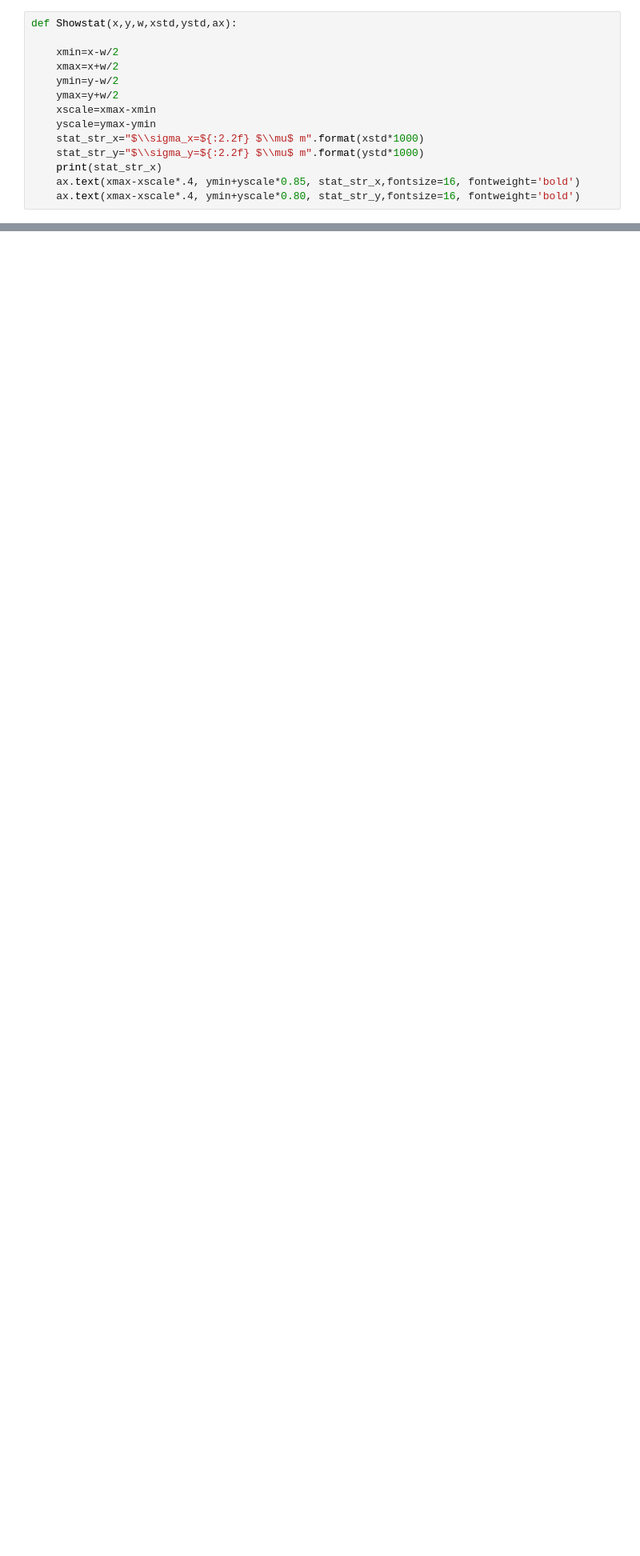
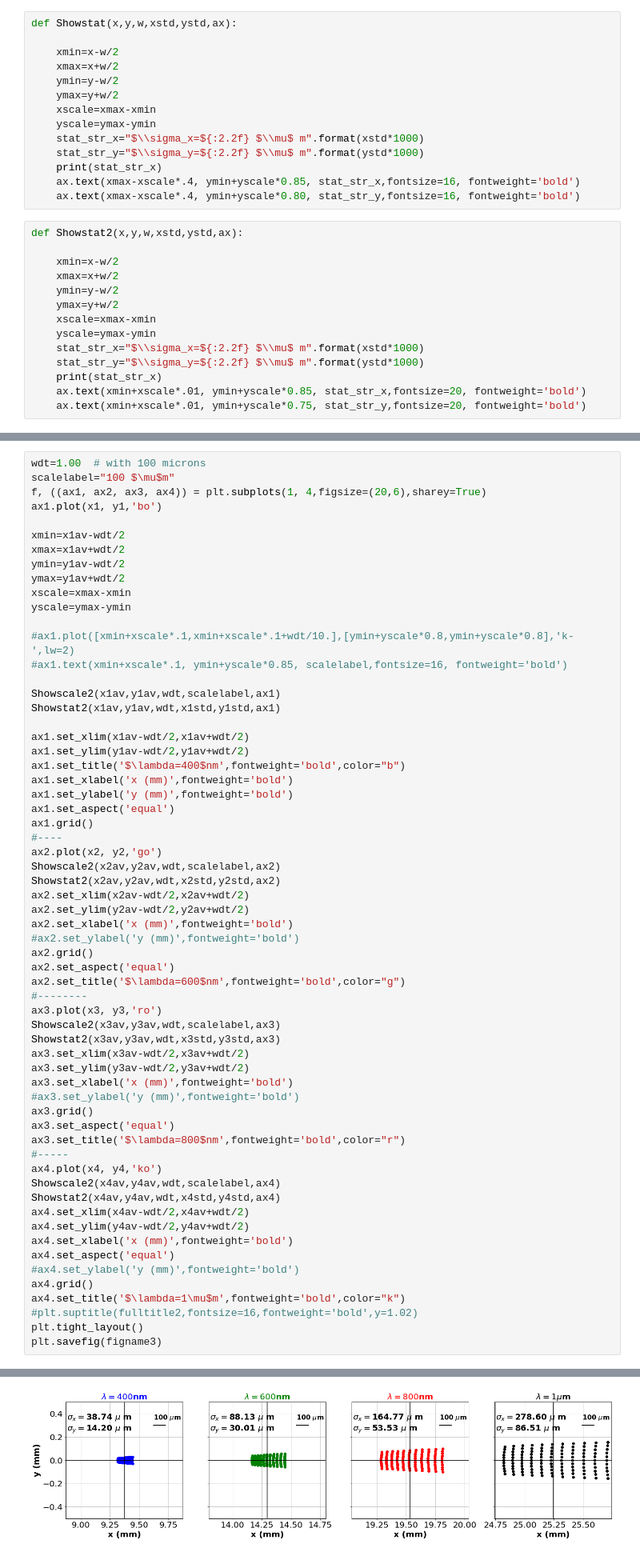
Before and after one commit to sylvielsstfr/OpticSimWthB4, a Jupyter notebook: DrawPSF/notebooks/DrawPSF.ipynb, the cells around one changed output, grey strips where cells are left out. Shown at 80% size. Drawn from its saved outputs; the diff is of its cells as text; blank space fills up the shorter version.

```diff
--- a/DrawPSF/notebooks/DrawPSF.ipynb
+++ b/DrawPSF/notebooks/DrawPSF.ipynb
@@ -380,6 +396,20 @@ def Showstat(x,y,w,xstd,ystd,ax):
     print(stat_str_x)
     ax.text(xmax-xscale*.4, ymin+yscale*0.85, stat_str_x,fontsize=16, fontweight='bold')
     ax.text(xmax-xscale*.4, ymin+yscale*0.80, stat_str_y,fontsize=16, fontweight='bold')
+# %%
+def Showstat2(x,y,w,xstd,ystd,ax):
+
+    xmin=x-w/2
+    xmax=x+w/2
+    ymin=y-w/2
+    ymax=y+w/2
+    xscale=xmax-xmin
+    yscale=ymax-ymin
+    stat_str_x="$\\sigma_x=${:2.2f} $\\mu$ m".format(xstd*1000)
+    stat_str_y="$\\sigma_y=${:2.2f} $\\mu$ m".format(ystd*1000)
+    print(stat_str_x)
+    ax.text(xmin+xscale*.01, ymin+yscale*0.85, stat_str_x,fontsize=20, fontweight='bold')
+    ax.text(xmin+xscale*.01, ymin+yscale*0.75, stat_str_y,fontsize=20, fontweight='bold')
 # %%
 wdt=1.00  # with 100 microns
 scalelabel="100 $\mu$m"
@@ -447,0 +478,63 @@ $\sigma_x=$73.33 $\mu$ m
+# %%
+wdt=1.00  # with 100 microns
+scalelabel="100 $\mu$m"
+f, ((ax1, ax2, ax3, ax4)) = plt.subplots(1, 4,figsize=(20,6),sharey=True)
+ax1.plot(x1, y1,'bo')
+
+xmin=x1av-wdt/2
+xmax=x1av+wdt/2
+ymin=y1av-wdt/2
+ymax=y1av+wdt/2
+xscale=xmax-xmin
+yscale=ymax-ymin
+
+#ax1.plot([xmin+xscale*.1,xmin+xscale*.1+wdt/10.],[ymin+yscale*0.8,ymin+yscale*0.8],'k-',lw=2)
+#ax1.text(xmin+xscale*.1, ymin+yscale*0.85, scalelabel,fontsize=16, fontweight='bold')
+
+Showscale2(x1av,y1av,wdt,scalelabel,ax1)
+Showstat2(x1av,y1av,wdt,x1std,y1std,ax1)
+
+ax1.set_xlim(x1av-wdt/2,x1av+wdt/2)
+ax1.set_ylim(y1av-wdt/2,y1av+wdt/2)
+ax1.set_title('$\lambda=400$nm',fontweight='bold',color="b")
+ax1.set_xlabel('x (mm)',fontweight='bold')
+ax1.set_ylabel('y (mm)',fontweight='bold')
+ax1.set_aspect('equal')
+ax1.grid()
+#----
+ax2.plot(x2, y2,'go')
+Showscale2(x2av,y2av,wdt,scalelabel,ax2)
+Showstat2(x2av,y2av,wdt,x2std,y2std,ax2)
+ax2.set_xlim(x2av-wdt/2,x2av+wdt/2)
+ax2.set_ylim(y2av-wdt/2,y2av+wdt/2)
+ax2.set_xlabel('x (mm)',fontweight='bold')
+#ax2.set_ylabel('y (mm)',fontweight='bold')
+ax2.grid()
+ax2.set_aspect('equal')
+ax2.set_title('$\lambda=600$nm',fontweight='bold',color="g")
+#--------
+ax3.plot(x3, y3,'ro')
+Showscale2(x3av,y3av,wdt,scalelabel,ax3)
+Showstat2(x3av,y3av,wdt,x3std,y3std,ax3)
+ax3.set_xlim(x3av-wdt/2,x3av+wdt/2)
+ax3.set_ylim(y3av-wdt/2,y3av+wdt/2)
+ax3.set_xlabel('x (mm)',fontweight='bold')
+#ax3.set_ylabel('y (mm)',fontweight='bold')
+ax3.grid()
+ax3.set_aspect('equal')
+ax3.set_title('$\lambda=800$nm',fontweight='bold',color="r")
+#-----
+ax4.plot(x4, y4,'ko')
+Showscale2(x4av,y4av,wdt,scalelabel,ax4)
+Showstat2(x4av,y4av,wdt,x4std,y4std,ax4)
+ax4.set_xlim(x4av-wdt/2,x4av+wdt/2)
+ax4.set_ylim(y4av-wdt/2,y4av+wdt/2)
+ax4.set_xlabel('x (mm)',fontweight='bold')
+ax4.set_aspect('equal')
+#ax4.set_ylabel('y (mm)',fontweight='bold')
+ax4.grid()
+ax4.set_title('$\lambda=1\mu$m',fontweight='bold',color="k")
+#plt.suptitle(fulltitle2,fontsize=16,fontweight='bold',y=1.02)
+plt.tight_layout()
+plt.savefig(figname3)
+# %% [output]
@@ -448,3 +545,4 @@ $\sigma_x=$73.33 $\mu$ m
+[figure, added]
 # %%
 df_out.index.values
 # %% [output]
```
Also changed, not shown: parts of 12 cells of this notebook.
